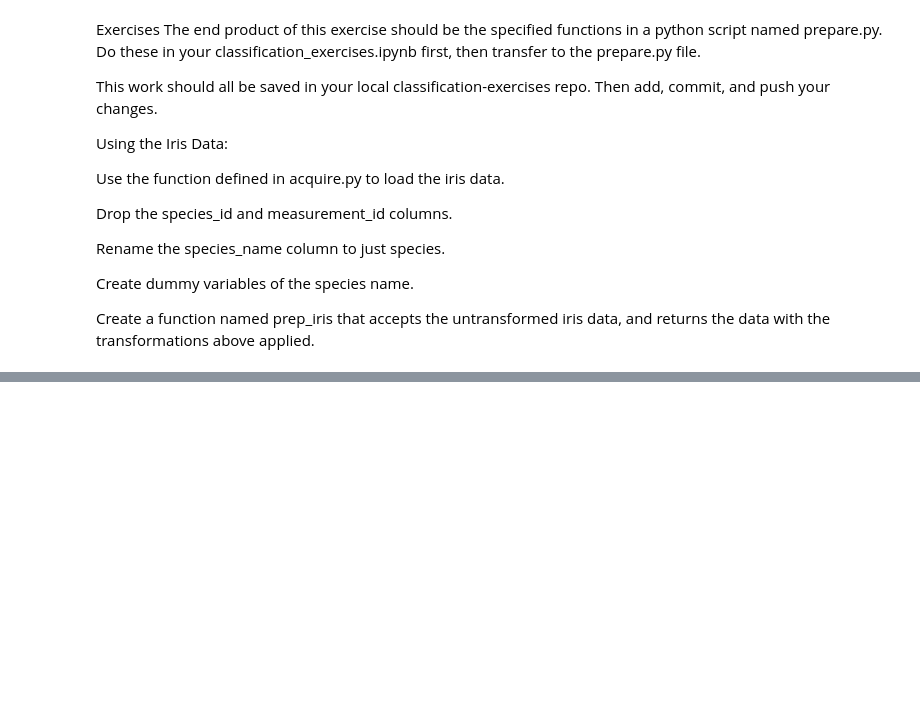
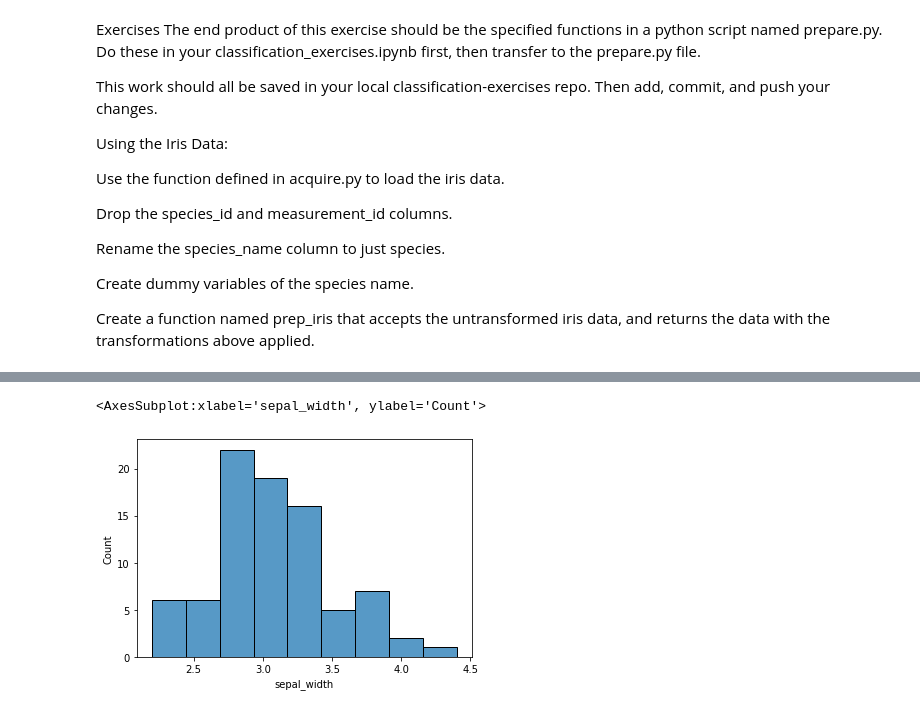
Before and after one commit to chriseverts/classification-exercises, a Jupyter notebook: classification_exercises.ipynb, the cells around one changed output, grey strips where cells are left out. Saved outputs shown, nothing was run; the diff lists cells and outputs as text; code cells hidden in the pictures; blank space fills up the shorter version.

```diff
--- a/classification_exercises.ipynb
+++ b/classification_exercises.ipynb
@@ -181,0 +248,6 @@ prep_iris(df)
+# %%
+
+sns.histplot(train.sepal_width)
+# %% [output]
+<AxesSubplot:xlabel='sepal_width', ylabel='Count'>
+[figure, added]
```
Also changed, not shown: parts of 61 cells of this notebook.
